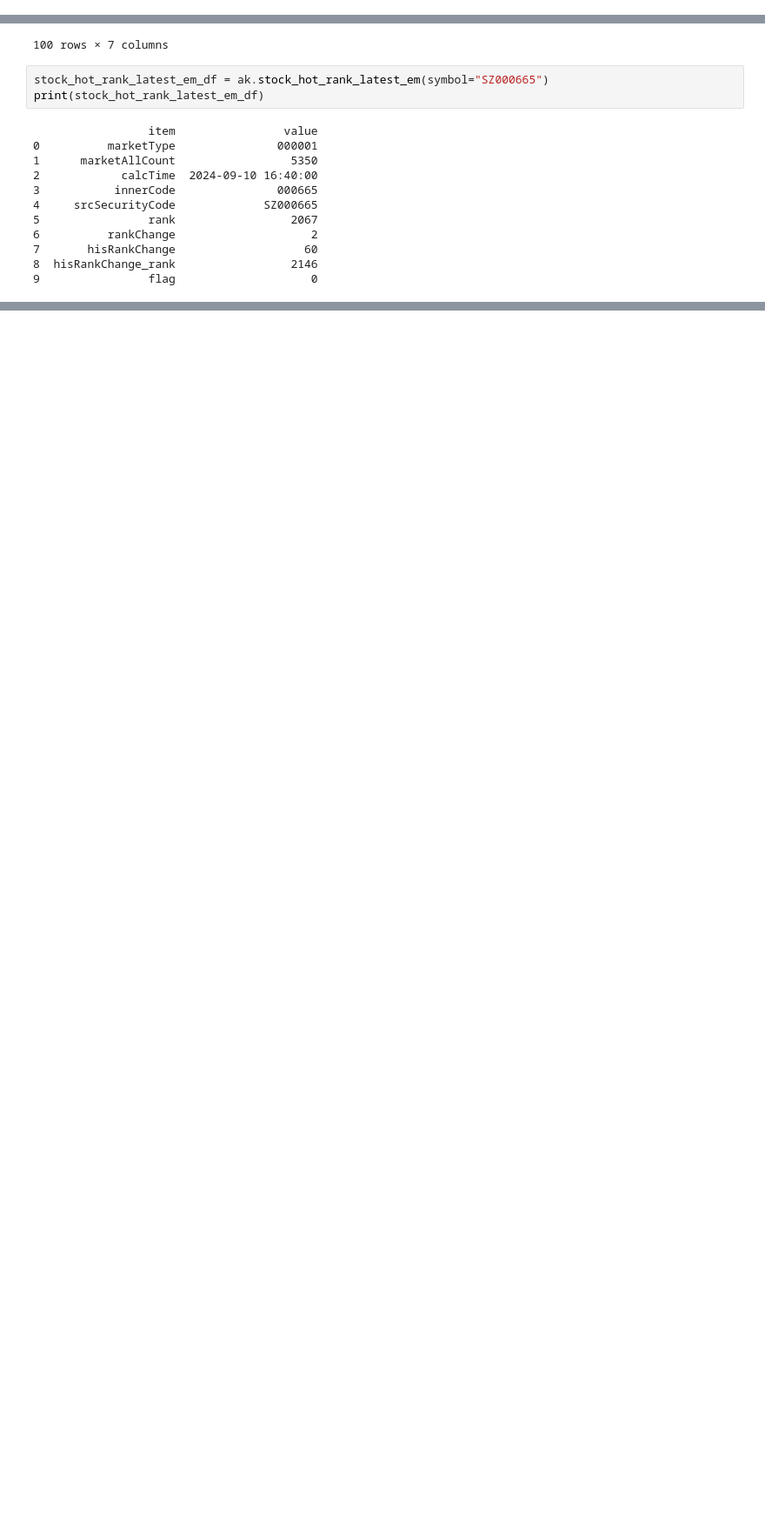
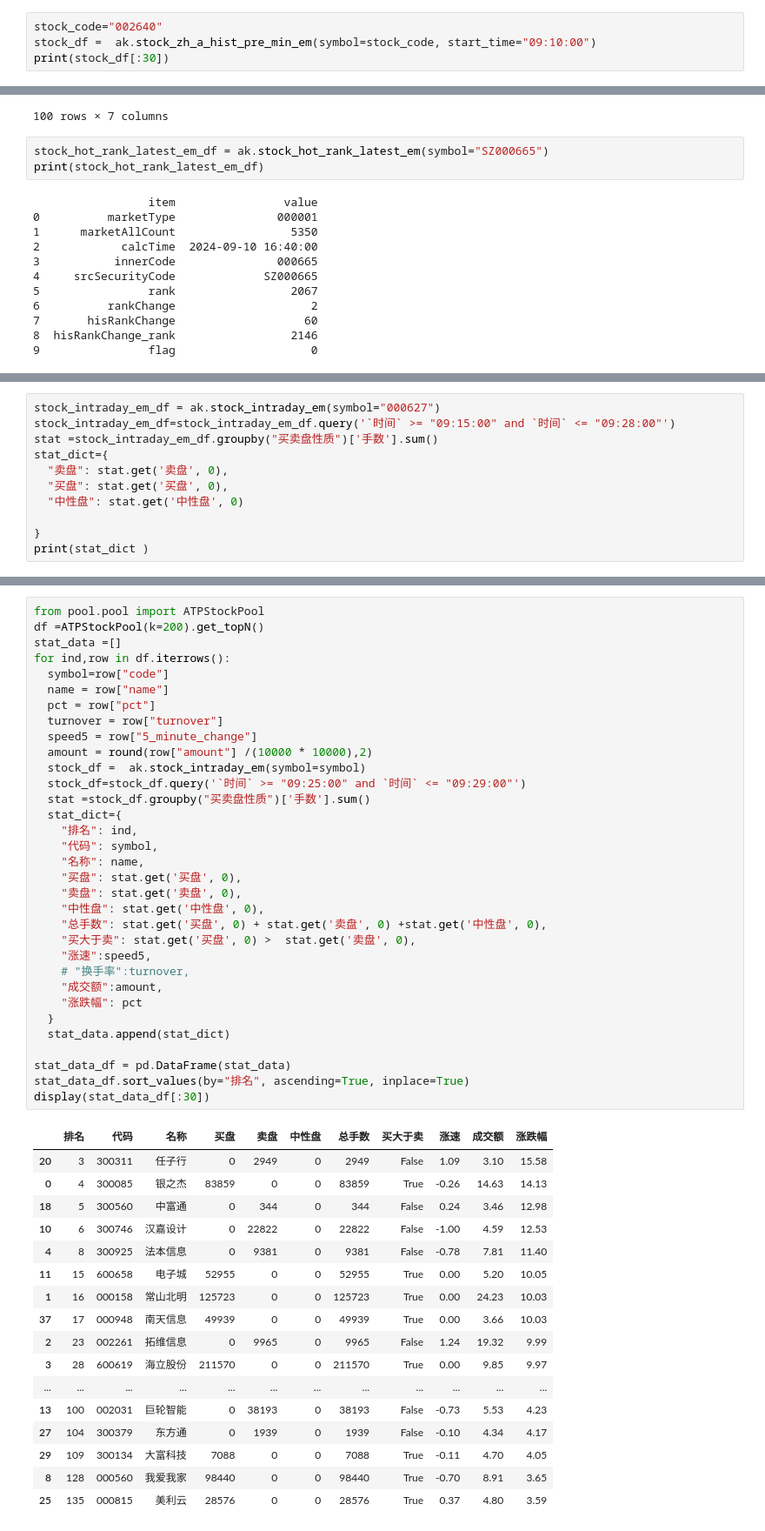
Before and after one commit to ten2net/Sequoia, a Jupyter notebook: 图灵甄选/turing_filter_for_a_stock/notebooks/bid_and_ask.ipynb, the cells around one changed output, grey strips where cells are left out. Shown at 87% size. Saved outputs shown, nothing was run; the diff lists cells and outputs as text; blank space fills up the shorter version.

```diff
--- a/图灵甄选/turing_filter_for_a_stock/notebooks/bid_and_ask.ipynb
+++ b/图灵甄选/turing_filter_for_a_stock/notebooks/bid_and_ask.ipynb
@@ -33,0 +55,4 @@ for row in df.values:
+# %%
+stock_code="002640"
+stock_df =  ak.stock_zh_a_hist_pre_min_em(symbol=stock_code, start_time="09:10:00")
+print(stock_df[:30])
@@ -115,0 +232,11 @@ for symbol in symbols:
+# %%
+stock_intraday_em_df = ak.stock_intraday_em(symbol="000627")
+stock_intraday_em_df=stock_intraday_em_df.query('`时间` >= "09:15:00" and `时间` <= "09:28:00"')
+stat =stock_intraday_em_df.groupby("买卖盘性质")['手数'].sum()
+stat_dict={
+  "卖盘": stat.get('卖盘', 0),
+  "买盘": stat.get('买盘', 0),
+  "中性盘": stat.get('中性盘', 0)
+
+}
+print(stat_dict )
@@ -115,0 +245,51 @@ for symbol in symbols:
+# %%
+from pool.pool import ATPStockPool
+df =ATPStockPool(k=200).get_topN()
+stat_data =[]
+for ind,row in df.iterrows():
+  symbol=row["code"]
+  name = row["name"]
+  pct = row["pct"]
+  turnover = row["turnover"]
+  speed5 = row["5_minute_change"]
+  amount = round(row["amount"] /(10000 * 10000),2)
+  stock_df =  ak.stock_intraday_em(symbol=symbol)
+  stock_df=stock_df.query('`时间` >= "09:25:00" and `时间` <= "09:29:00"')
+  stat =stock_df.groupby("买卖盘性质")['手数'].sum()
+  stat_dict={
+    "排名": ind,
+    "代码": symbol,
+    "名称": name,
+    "买盘": stat.get('买盘', 0),
+    "卖盘": stat.get('卖盘', 0),
+    "中性盘": stat.get('中性盘', 0),
+    "总手数": stat.get('买盘', 0) + stat.get('卖盘', 0) +stat.get('中性盘', 0),
+    "买大于卖": stat.get('买盘', 0) >  stat.get('卖盘', 0),
+    "涨速":speed5,
+    # "换手率":turnover,
+    "成交额":amount,
+    "涨跌幅": pct
+  }
+  stat_data.append(stat_dict)
+
+stat_data_df = pd.DataFrame(stat_data)
+stat_data_df.sort_values(by="排名", ascending=True, inplace=True)
+display(stat_data_df[:30])
+# %% [output]
+|  | 排名 | 代码 | 名称 | 买盘 | 卖盘 | 中性盘 | 总手数 | 买大于卖 | 涨速 | 成交额 | 涨跌幅 |
+| 20 | 3 | 300311 | 任子行 | 0 | 2949 | 0 | 2949 | False | 1.09 | 3.10 | 15.58 |
+| 0 | 4 | 300085 | 银之杰 | 83859 | 0 | 0 | 83859 | True | -0.26 | 14.63 | 14.13 |
+| 18 | 5 | 300560 | 中富通 | 0 | 344 | 0 | 344 | False | 0.24 | 3.46 | 12.98 |
+| 10 | 6 | 300746 | 汉嘉设计 | 0 | 22822 | 0 | 22822 | False | -1.00 | 4.59 | 12.53 |
+| 4 | 8 | 300925 | 法本信息 | 0 | 9381 | 0 | 9381 | False | -0.78 | 7.81 | 11.40 |
+| 11 | 15 | 600658 | 电子城 | 52955 | 0 | 0 | 52955 | True | 0.00 | 5.20 | 10.05 |
+| 1 | 16 | 000158 | 常山北明 | 125723 | 0 | 0 | 125723 | True | 0.00 | 24.23 | 10.03 |
+| 37 | 17 | 000948 | 南天信息 | 49939 | 0 | 0 | 49939 | True | 0.00 | 3.66 | 10.03 |
+| 2 | 23 | 002261 | 拓维信息 | 0 | 9965 | 0 | 9965 | False | 1.24 | 19.32 | 9.99 |
+| 3 | 28 | 600619 | 海立股份 | 211570 | 0 | 0 | 211570 | True | 0.00 | 9.85 | 9.97 |
+| ... | ... | ... | ... | ... | ... | ... | ... | ... | ... | ... | ... |
+| 13 | 100 | 002031 | 巨轮智能 | 0 | 38193 | 0 | 38193 | False | -0.73 | 5.53 | 4.23 |
+| 27 | 104 | 300379 | 东方通 | 0 | 1939 | 0 | 1939 | False | -0.10 | 4.34 | 4.17 |
+| 29 | 109 | 300134 | 大富科技 | 7088 | 0 | 0 | 7088 | True | -0.11 | 4.70 | 4.05 |
+| 8 | 128 | 000560 | 我爱我家 | 98440 | 0 | 0 | 98440 | True | -0.70 | 8.91 | 3.65 |
+| 25 | 135 | 000815 | 美利云 | 28576 | 0 | 0 | 28576 | True | 0.37 | 4.80 | 3.59 |
```
Also changed, not shown: parts of 14 cells of this notebook, 2 other files.
